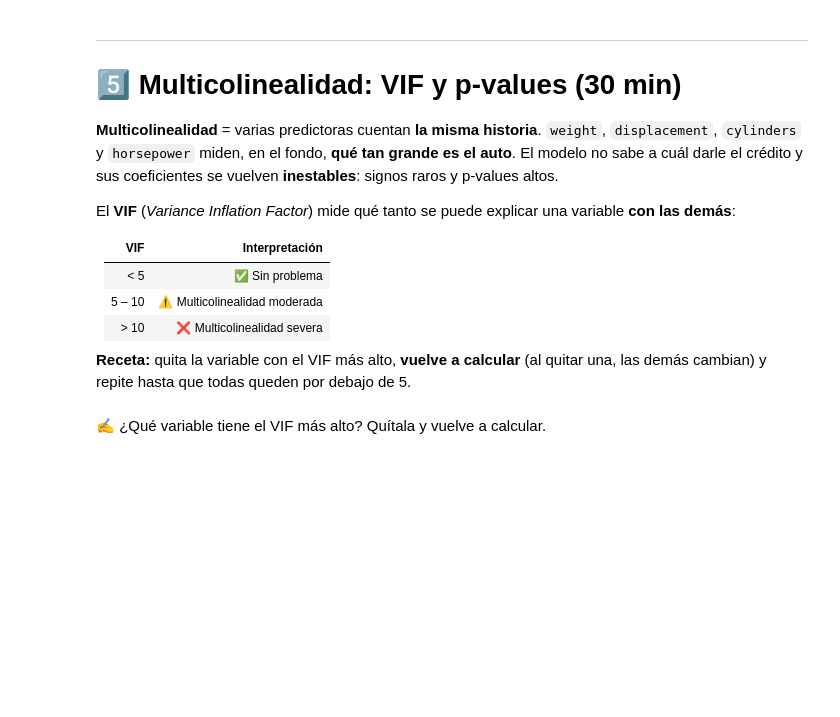
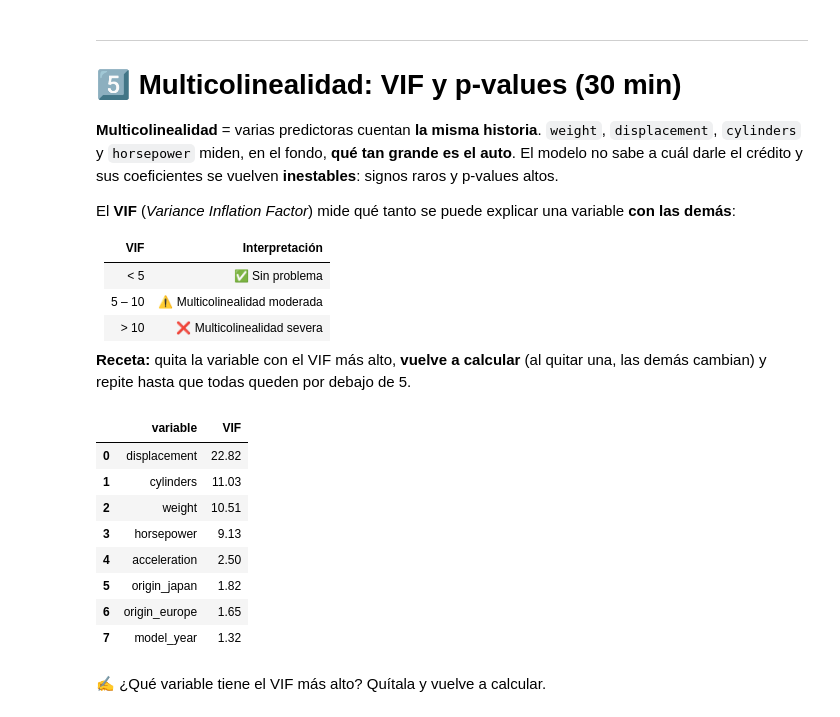
Before and after one commit to armandogonzalezpena-byte/linear_regression_intro_students, a Jupyter notebook: 01-regresion-lineal/caso_mpg.ipynb, the cells around one changed output. Saved outputs shown, nothing was run; the diff lists cells and outputs as text; code cells hidden in the pictures; blank space fills up the shorter version.

```diff
--- a/01-regresion-lineal/caso_mpg.ipynb
+++ b/01-regresion-lineal/caso_mpg.ipynb
@@ -399,3 +412,12 @@ from sklearn.model_selection import train_test_split
 # 2. y = la columna 'mpg'
 # 3. X_train, X_test, y_train, y_test = train_test_split(X, y, test_size=0.2, random_state=42)
 # ✍️ Tu código aquí
+X = df.drop(columns=["mpg","name"])
+Y = df["mpg"]
+X_train, X_test, y_train, y_test = train_test_split(
+    X,
+    Y,
+    test_size=0.2,
+    random_state=42
+)
+print(f"Train {"X_Train.shape"} | Test: {X_test.shape}")
@@ -507,3 +594,15 @@ X_train_enc.head()
 # 1. modelo_multiple = ajustar_ols(X_train_enc, y_train)
 # 2. print(modelo_multiple.summary())
 # ✍️ Tu código aquí
+
+# Imputar horsepower usando sólo la mediana del entrenamiento
+mediana_hp = X_train_enc["horsepower"].median()
+
+X_train_enc = X_train_enc.copy()
+X_test_enc = X_test_enc.copy()
+
+X_train_enc["horsepower"] = X_train_enc["horsepower"].fillna(mediana_hp)
+X_test_enc["horsepower"] = X_test_enc["horsepower"].fillna(mediana_hp)
+
+modelo_multiple = ajustar_ols(X_train_enc, y_train)
+print(modelo_multiple.summary())
@@ -543,7 +670,19 @@ El **VIF** (*Variance Inflation Factor*) mide qué tanto se puede explicar una v
 # %%
 # Calcula el VIF de todas las variables
 # Pista: calcular_vif(X_train_enc)
 # ✍️ Tu código aquí
+
+calcular_vif(X_train_enc[X_train_enc.columns]  )
+# %% [output]
+|  | variable | VIF |
+| 0 | displacement | 22.82 |
+| 1 | cylinders | 11.03 |
+| 2 | weight | 10.51 |
+| 3 | horsepower | 9.13 |
+| 4 | acceleration | 2.50 |
+| 5 | origin_japan | 1.82 |
+| 6 | origin_europe | 1.65 |
+| 7 | model_year | 1.32 |
 # %% [markdown]
 ✍️ ¿Qué variable tiene el VIF más alto? Quítala y vuelve a calcular.
 # %%
```
Also changed, not shown: parts of 21 cells of this notebook.
